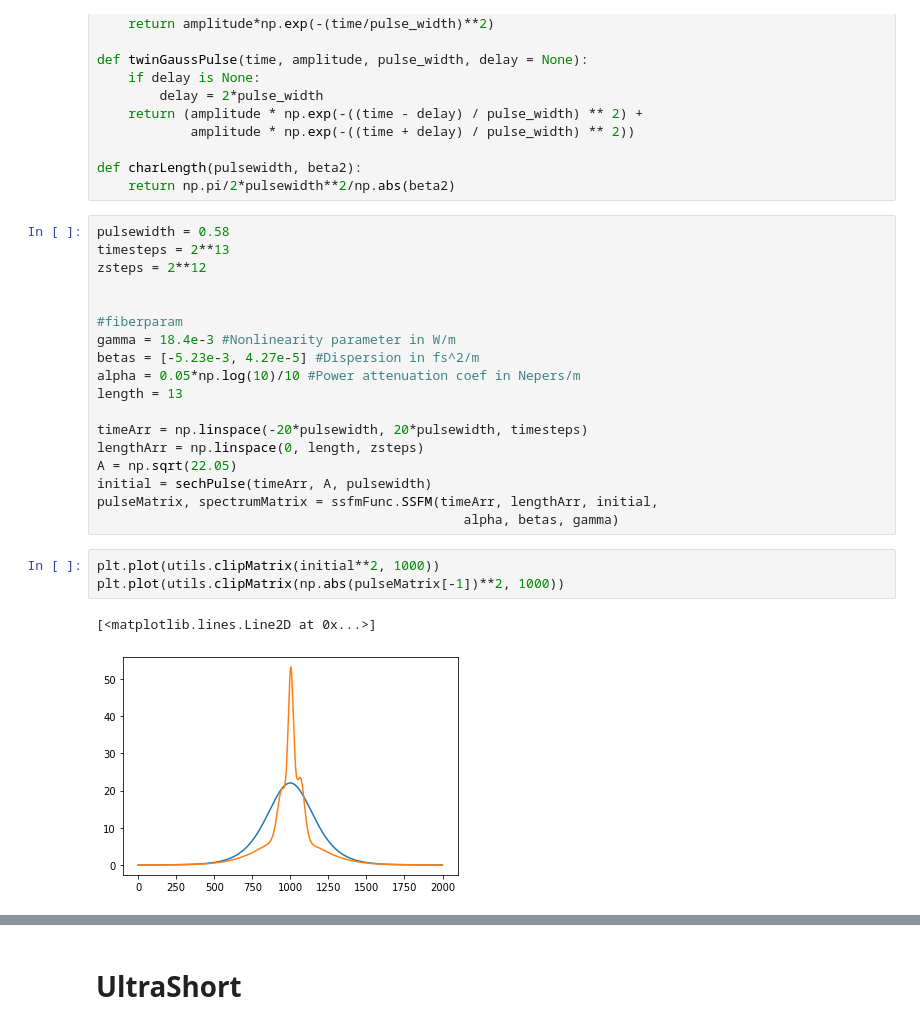
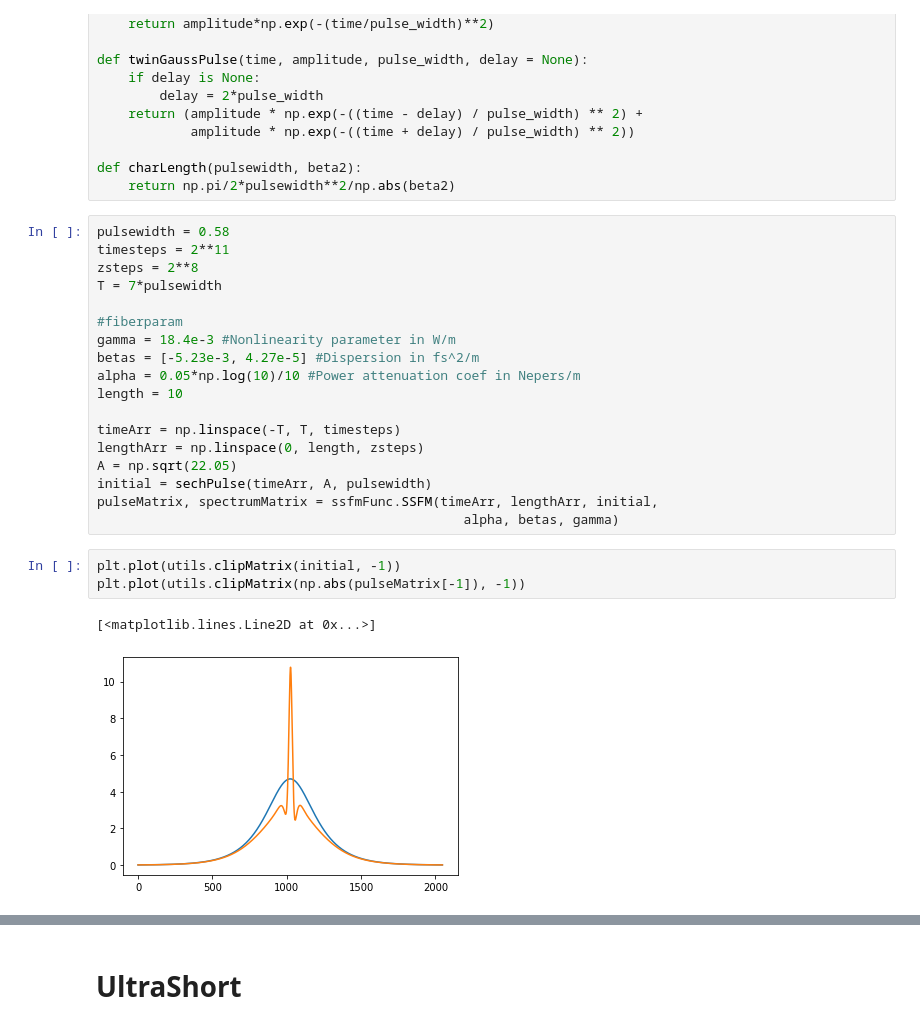
Before and after one commit to NdokiA/shortPulse-PINNs, a Jupyter notebook: ssfmCheck.ipynb, the cells around one changed output, grey strips where cells are left out. Saved outputs shown, nothing was run; the diff lists cells and outputs as text.

```diff
--- a/ssfmCheck.ipynb
+++ b/ssfmCheck.ipynb
@@ -27,27 +27,27 @@ def charLength(pulsewidth, beta2):
     return np.pi/2*pulsewidth**2/np.abs(beta2)
 # %%
 pulsewidth = 0.58
-timesteps = 2**13
-zsteps = 2**12
-
+timesteps = 2**11
+zsteps = 2**8
+T = 7*pulsewidth
 
 #fiberparam
 gamma = 18.4e-3 #Nonlinearity parameter in W/m
 betas = [-5.23e-3, 4.27e-5] #Dispersion in fs^2/m
 alpha = 0.05*np.log(10)/10 #Power attenuation coef in Nepers/m
-length = 13
+length = 10
 
-timeArr = np.linspace(-20*pulsewidth, 20*pulsewidth, timesteps)
+timeArr = np.linspace(-T, T, timesteps)
 lengthArr = np.linspace(0, length, zsteps)
 A = np.sqrt(22.05)
 initial = sechPulse(timeArr, A, pulsewidth)
 pulseMatrix, spectrumMatrix = ssfmFunc.SSFM(timeArr, lengthArr, initial,
                                                alpha, betas, gamma)
 # %%
-plt.plot(utils.clipMatrix(initial**2, 1000))
-plt.plot(utils.clipMatrix(np.abs(pulseMatrix[-1])**2, 1000))
+plt.plot(utils.clipMatrix(initial, -1))
+plt.plot(utils.clipMatrix(np.abs(pulseMatrix[-1]), -1))
 # %% [output]
 [<matplotlib.lines.Line2D at 0x...>]
-[figure, old version]
+[figure, new version]
 # %%
 fig, ax = plt.subplots()
```
Also changed, not shown: parts of 3 cells of this notebook.
